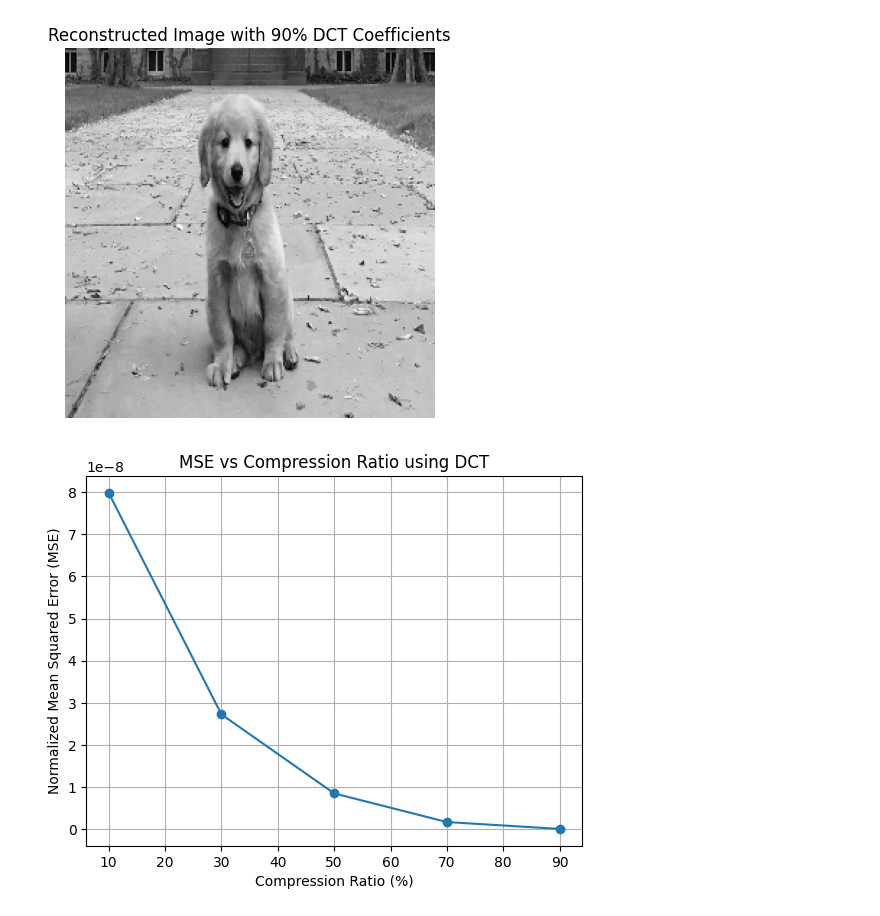
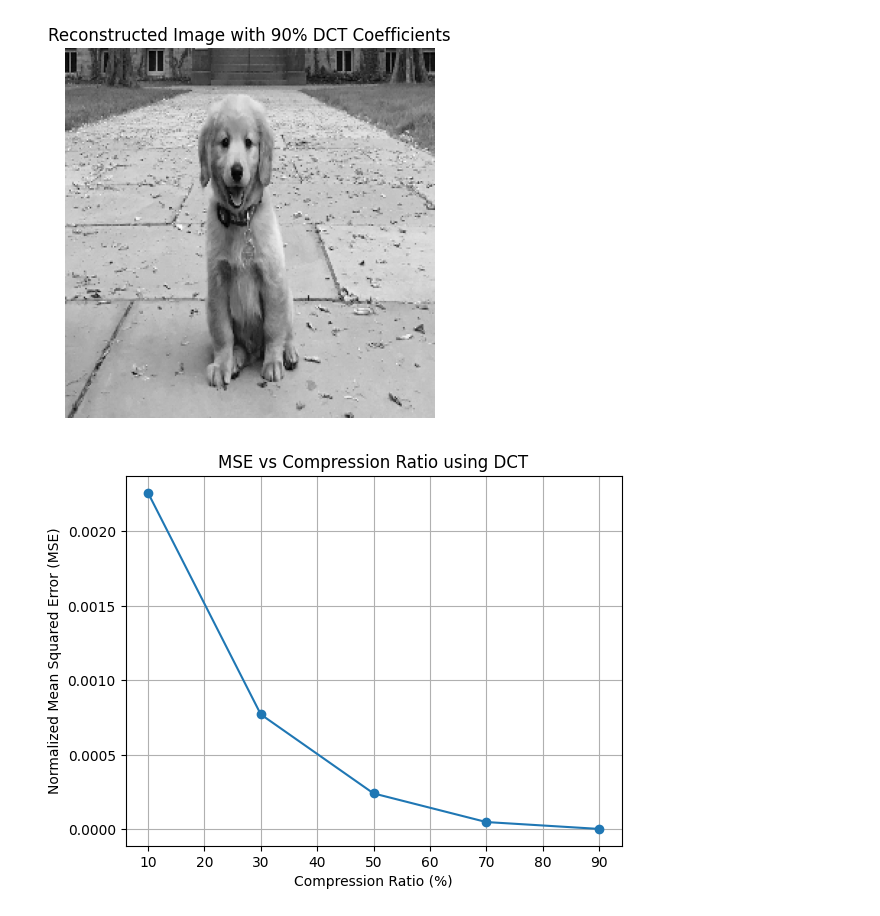
Before and after one commit to moghaith/image-compression-dct-dft, a Jupyter notebook: DFTvsDCT.ipynb, the cells around one changed output. Saved outputs shown, nothing was run; the diff lists cells and outputs as text; code cells hidden in the pictures.

```diff
--- a/DFTvsDCT.ipynb
+++ b/DFTvsDCT.ipynb
@@ -194,19 +194,20 @@ for i, ratio in enumerate(compression_ratios):
 # %%
 #now i'll calc mean squared error for each reconstructed image
 #first normal image mse
 mse_values = []
 norm_image = np.linalg.norm(image_resized)
 for reconstructed_image in reconstructed_images:
-    mse = np.mean((image_resized - reconstructed_image) ** 2) / (norm_image ** 2)
+    # mse = np.mean((image_resized - reconstructed_image) ** 2) / (norm_image ** 2)
+    mse = np.mean((image_resized - reconstructed_image) ** 2)
     mse_values.append(mse)
 mse_values
 #plot mse vs compression ratio
 plt.plot([int(r*100) for r in compression_ratios], mse_values, marker
 ='o')
 plt.title('MSE vs Compression Ratio using DCT')
 plt.xlabel('Compression Ratio (%)')
 plt.ylabel('Normalized Mean Squared Error (MSE)')
 plt.grid()
 plt.show()
 # %% [output]
-[figure, old version]
+[figure, new version]
```
Also changed, not shown: parts of 5 cells of this notebook.
